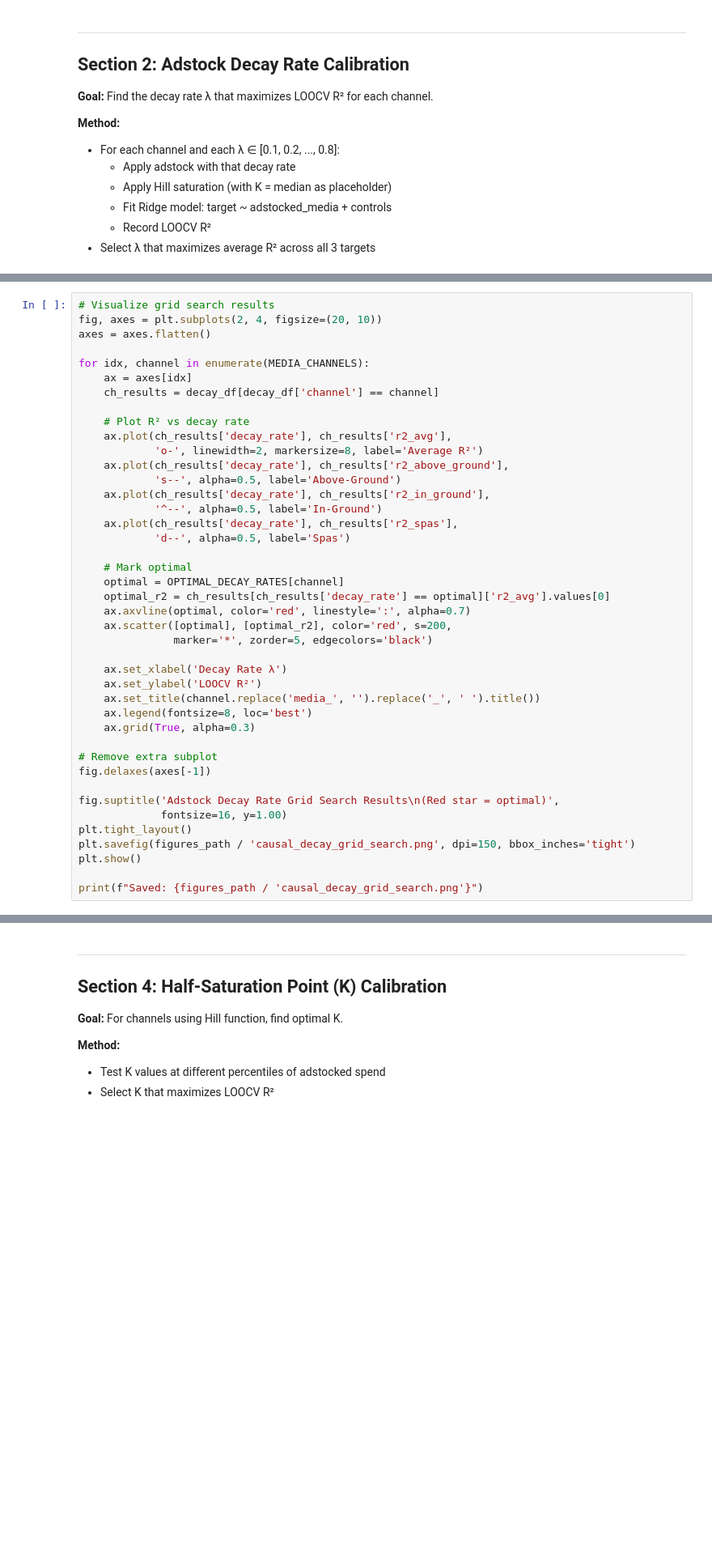
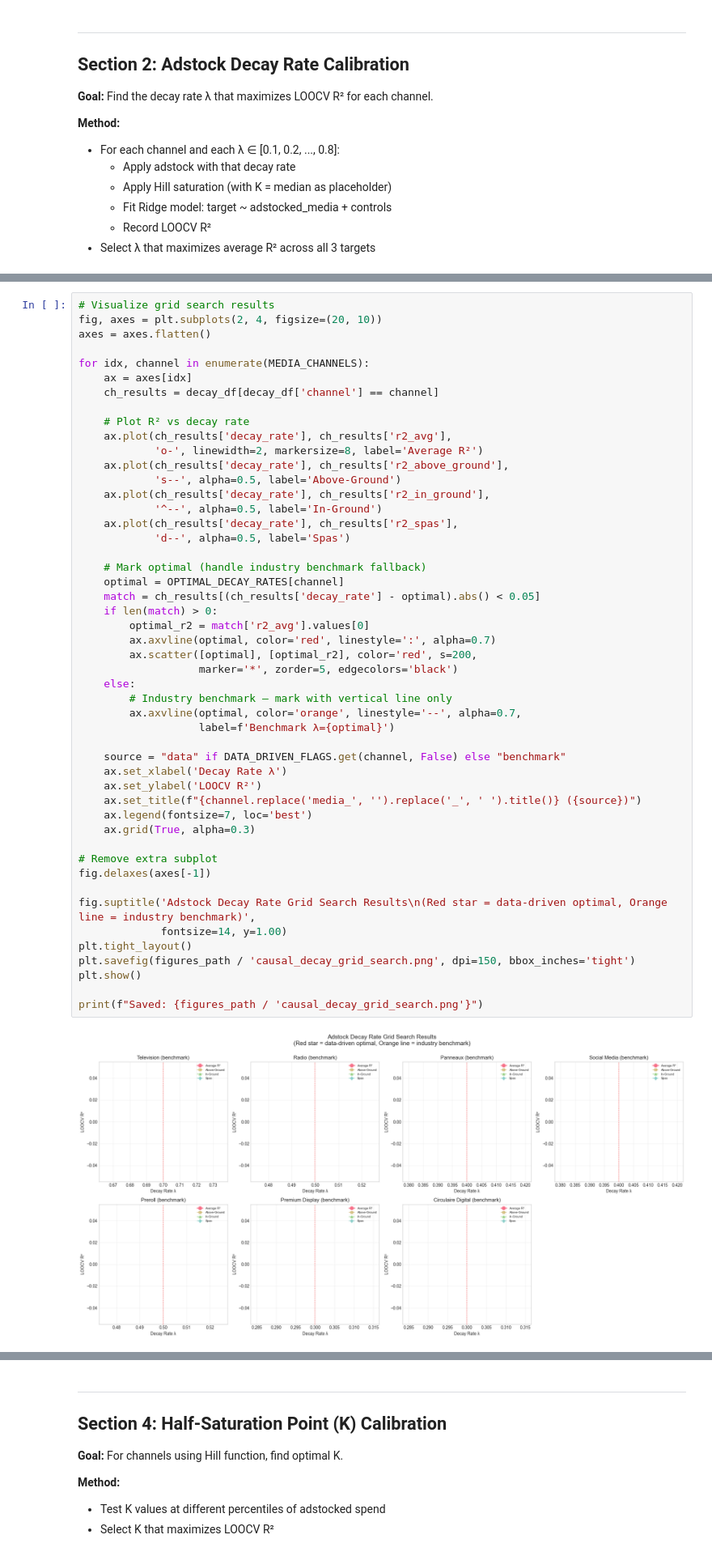
Before and after one commit to 1767902694-svg/busa693-clubpiscine, a Jupyter notebook: notebooks/05_causal_identification.ipynb, the cells around one changed output, grey strips where cells are left out. Shown at 81% size. Cells and saved outputs as stored; diff of their text form; blank space fills up the shorter version.

```diff
--- a/notebooks/05_causal_identification.ipynb
+++ b/notebooks/05_causal_identification.ipynb
@@ -283,39 +330,48 @@ fig, axes = plt.subplots(2, 4, figsize=(20, 10))
 axes = axes.flatten()
 
 for idx, channel in enumerate(MEDIA_CHANNELS):
     ax = axes[idx]
     ch_results = decay_df[decay_df['channel'] == channel]
 
     # Plot R² vs decay rate
     ax.plot(ch_results['decay_rate'], ch_results['r2_avg'],
             'o-', linewidth=2, markersize=8, label='Average R²')
     ax.plot(ch_results['decay_rate'], ch_results['r2_above_ground'],
             's--', alpha=0.5, label='Above-Ground')
     ax.plot(ch_results['decay_rate'], ch_results['r2_in_ground'],
             '^--', alpha=0.5, label='In-Ground')
     ax.plot(ch_results['decay_rate'], ch_results['r2_spas'],
             'd--', alpha=0.5, label='Spas')
 
-    # Mark optimal
+    # Mark optimal (handle industry benchmark fallback)
     optimal = OPTIMAL_DECAY_RATES[channel]
-    optimal_r2 = ch_results[ch_results['decay_rate'] == optimal]['r2_avg'].values[0]
-    ax.axvline(optimal, color='red', linestyle=':', alpha=0.7)
-    ax.scatter([optimal], [optimal_r2], color='red', s=200,
-               marker='*', zorder=5, edgecolors='black')
+    match = ch_results[(ch_results['decay_rate'] - optimal).abs() < 0.05]
+    if len(match) > 0:
+        optimal_r2 = match['r2_avg'].values[0]
+        ax.axvline(optimal, color='red', linestyle=':', alpha=0.7)
+        ax.scatter([optimal], [optimal_r2], color='red', s=200,
+                   marker='*', zorder=5, edgecolors='black')
+    else:
+        # Industry benchmark — mark with vertical line only
+        ax.axvline(optimal, color='orange', linestyle='--', alpha=0.7,
+                   label=f'Benchmark λ={optimal}')
 
+    source = "data" if DATA_DRIVEN_FLAGS.get(channel, False) else "benchmark"
     ax.set_xlabel('Decay Rate λ')
     ax.set_ylabel('LOOCV R²')
-    ax.set_title(channel.replace('media_', '').replace('_', ' ').title())
-    ax.legend(fontsize=8, loc='best')
+    ax.set_title(f"{channel.replace('media_', '').replace('_', ' ').title()} ({source})")
+    ax.legend(fontsize=7, loc='best')
     ax.grid(True, alpha=0.3)
 
 # Remove extra subplot
 fig.delaxes(axes[-1])
 
-fig.suptitle('Adstock Decay Rate Grid Search Results\n(Red star = optimal)',
-             fontsize=16, y=1.00)
+fig.suptitle('Adstock Decay Rate Grid Search Results\n(Red star = data-driven optimal, Orange line = industry benchmark)',
+             fontsize=14, y=1.00)
 plt.tight_layout()
 plt.savefig(figures_path / 'causal_decay_grid_search.png', dpi=150, bbox_inches='tight')
 plt.show()
 
 print(f"Saved: {figures_path / 'causal_decay_grid_search.png'}")
+# %% [output]
+[figure, added]
```
Also changed, not shown: parts of 11 cells of this notebook, 5 other files.
